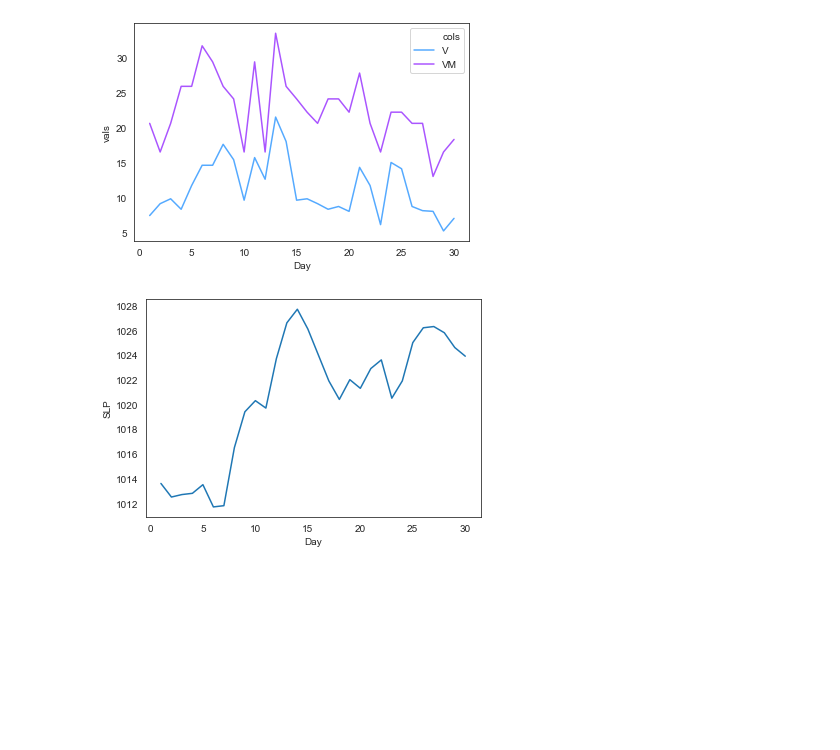
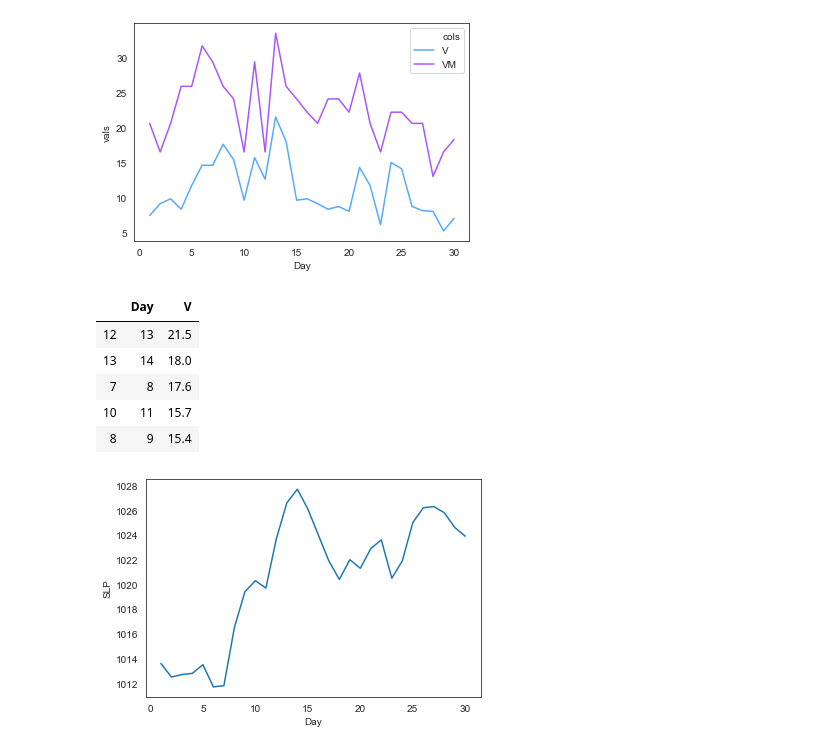
Before and after one commit to ironhack-datalabs/data-ber-10-19, a Jupyter notebook: module-3_projects/final-project/Medical_Appointments/Test_merge_weather.ipynb, the cells around one changed output. Saved outputs shown, nothing was run; the diff lists cells and outputs as text; code cells hidden in the pictures; blank space fills up the shorter version.

```diff
--- a/module-3_projects/final-project/Medical_Appointments/Test_merge_weather.ipynb
+++ b/module-3_projects/final-project/Medical_Appointments/Test_merge_weather.ipynb
@@ -129,6 +149,15 @@ wind = weather[['Day','V','VM']].melt('Day', var_name='cols',  value_name='vals'
 wind_speed_plot = sns.lineplot(x="Day", y="vals", hue='cols', data=wind, palette="cool")
 # %% [output]
 [figure]
+# %%
+weather.nlargest(5, ['V'])[['Day','V']]
+# %% [output]
+|  | Day | V |
+| 12 | 13 | 21.5 |
+| 13 | 14 | 18.0 |
+| 7 | 8 | 17.6 |
+| 10 | 11 | 15.7 |
+| 8 | 9 | 15.4 |
 # %%
 pressure_plot = sns.lineplot(x="Day", y="SLP", data=weather)
 # %% [output]
```
Also changed, not shown: parts of 13 cells of this notebook.
